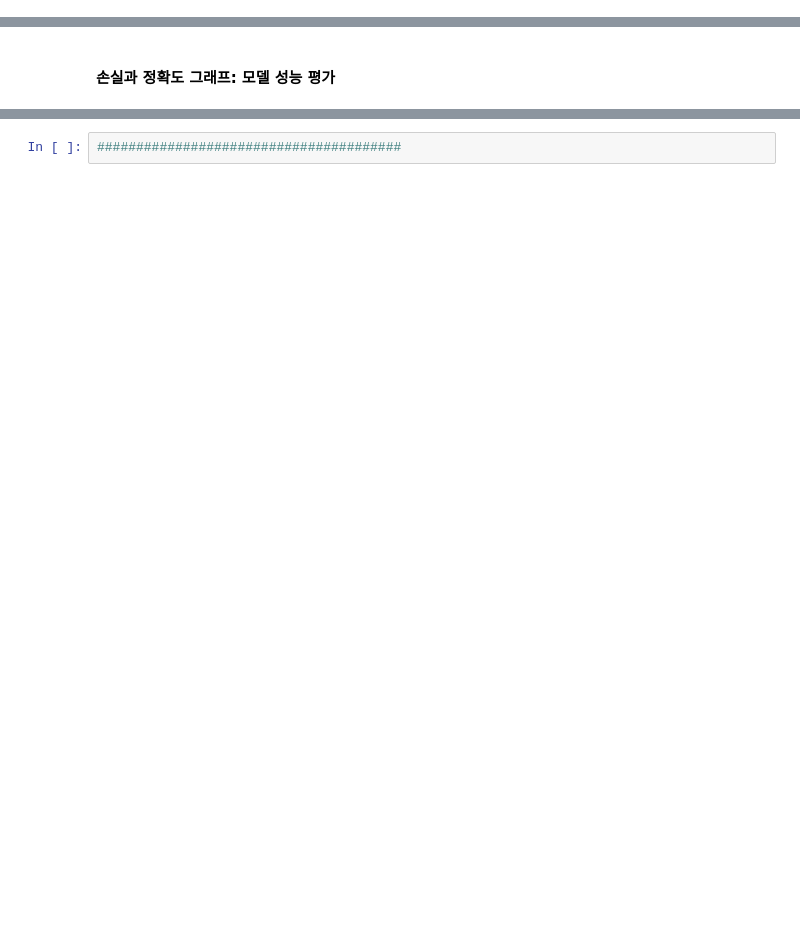
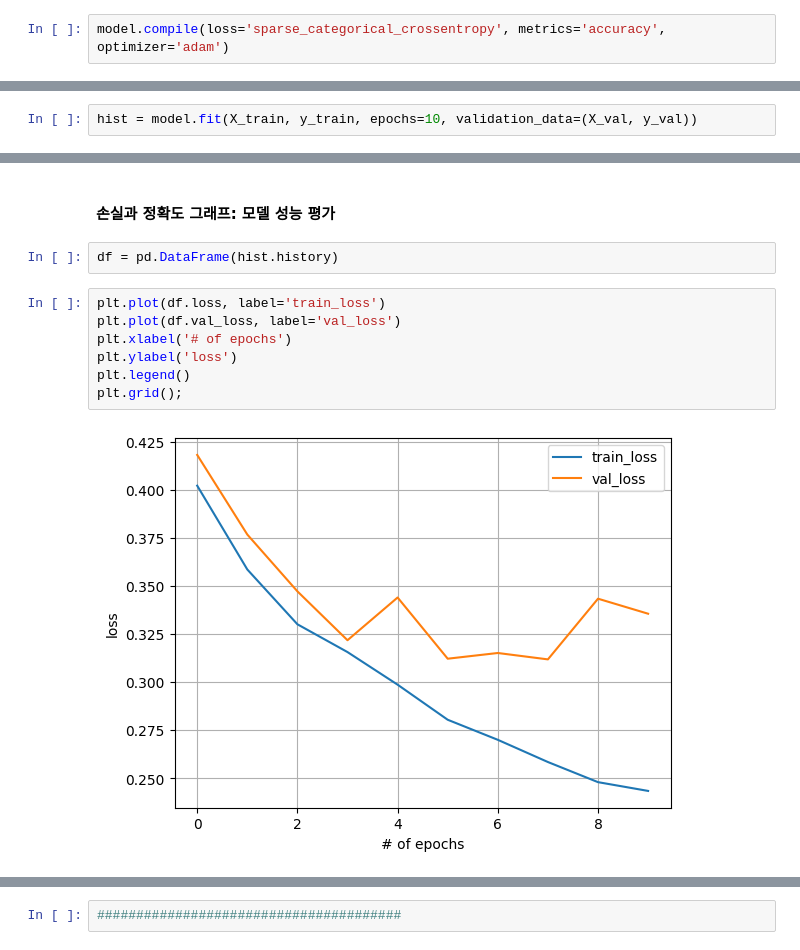
Before and after one commit to jewoodev/Deep_and_Machine_Learning, a Jupyter notebook: Deep_Learning/100~/110.1.[Practice]deep_neural_network_Fashion_MNIST.ipynb, the cells around one changed output, grey strips where cells are left out. Drawn from its saved outputs; the diff is of its cells as text; blank space fills up the shorter version.

```diff
--- a/Deep_Learning/100~/110.1.[Practice]deep_neural_network_Fashion_MNIST.ipynb
+++ b/Deep_Learning/100~/110.1.[Practice]deep_neural_network_Fashion_MNIST.ipynb
@@ -124,2 +165,6 @@ y_train_encoded = to_categorical(y_train)
+# %%
+model.compile(loss='sparse_categorical_crossentropy', metrics='accuracy', optimizer='adam')
 # %% [markdown]
 #### 모델 훈련
+# %%
+hist = model.fit(X_train, y_train, epochs=10, validation_data=(X_val, y_val))
@@ -126,2 +192,13 @@ y_train_encoded = to_categorical(y_train)
 # %% [markdown]
 #### 손실과 정확도 그래프: 모델 성능 평가
+# %%
+df = pd.DataFrame(hist.history)
+# %%
+plt.plot(df.loss, label='train_loss')
+plt.plot(df.val_loss, label='val_loss')
+plt.xlabel('# of epochs')
+plt.ylabel('loss')
+plt.legend()
+plt.grid();
+# %% [output]
+[figure, added]
```
Also changed, not shown: parts of 15 cells of this notebook, 4 other files.
